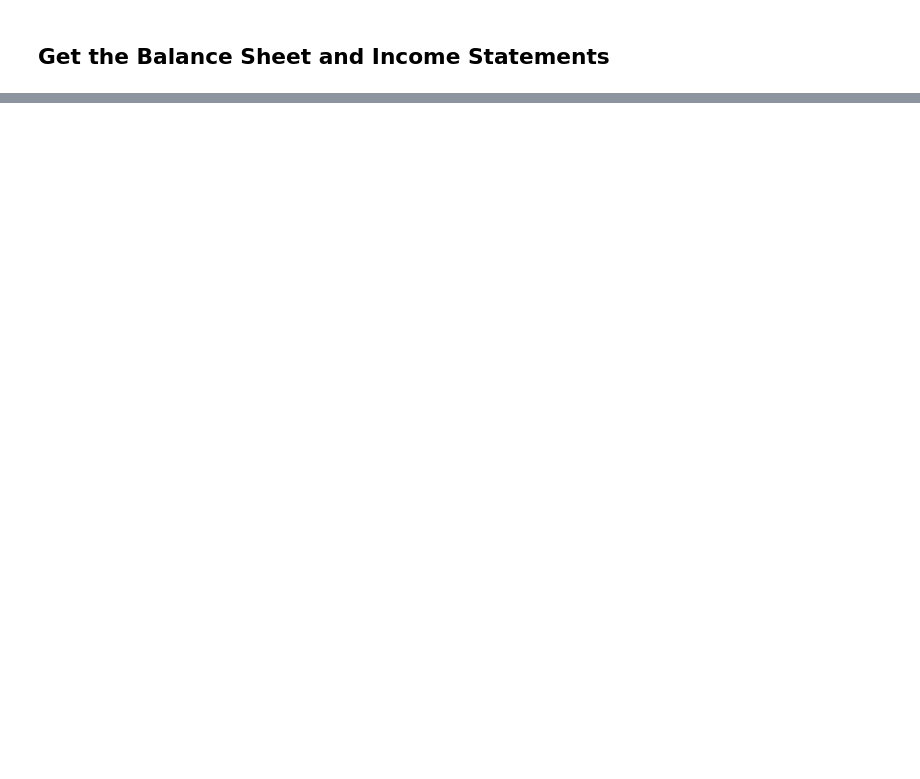
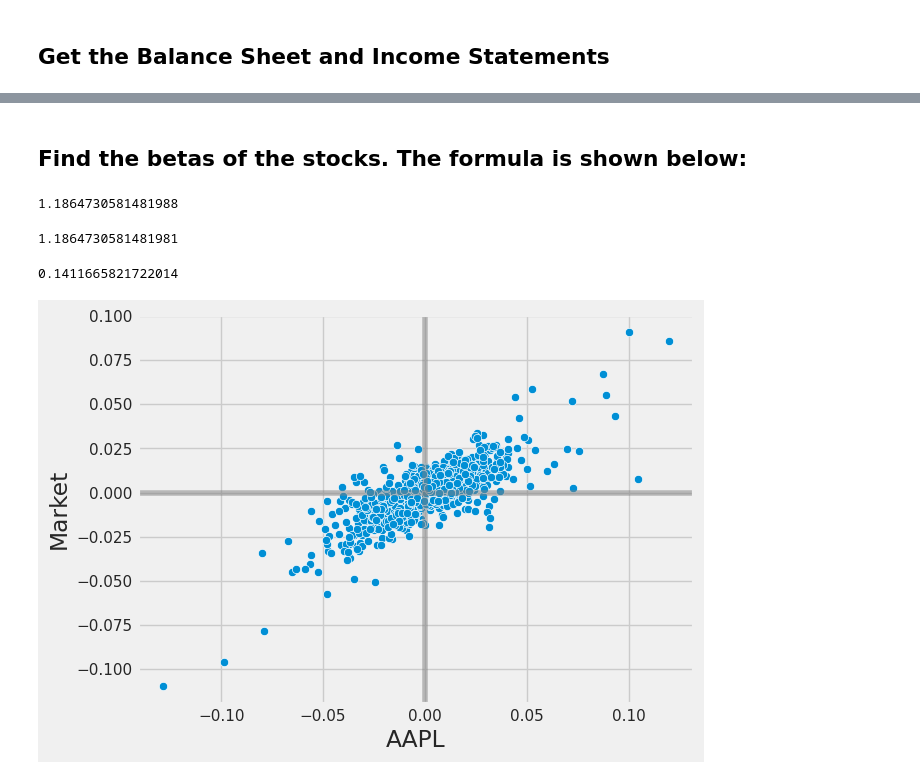
Before and after one commit to JyothsnaGH/PythonforFinance, a Jupyter notebook: FinancialDataAnalysis.ipynb, the cells around one changed output, grey strips where cells are left out. Cells and saved outputs as stored; diff of their text form; code cells hidden in the pictures; blank space fills up the shorter version.

```diff
--- a/FinancialDataAnalysis.ipynb
+++ b/FinancialDataAnalysis.ipynb
@@ -81,0 +150,7 @@ META.describe()
+# %%
+# create new columns that are log returns of the columns
+# data = np.log(df/df.shift(1))
+data = (df-df.shift(1))/df.shift(1)
+# replace first row with zeroes
+data.iloc[0] = 0
+data.head(5)
@@ -81,0 +165,25 @@ META.describe()
+# %% [markdown]
+## Find the betas of the stocks. The formula is shown below:
+# %%
+beta_aapl = (data[['Market','AAPL']].cov()/data['Market'].var()).iloc[0].iloc[1]
+beta_aapl
+# %% [output]
+1.1864730581481988
+# %%
+beta, alpha = np.polyfit(data['Market'], data['AAPL'], 1)
+alpha
+beta
+# %% [output]
+1.1864730581481981
+# %%
+rm = data['Market'].mean()*252
+rm
+# %% [output]
+0.1411665821722014
+# %%
+plt.axvline(0, color='grey', alpha = 0.5)
+plt.axhline(0, color='grey', alpha = 0.5)
+sns.scatterplot(y = 'Market', x = 'AAPL', data = data)
+plt.show()
+# %% [output]
+[figure, added]
```
Also changed, not shown: parts of 13 cells of this notebook.
